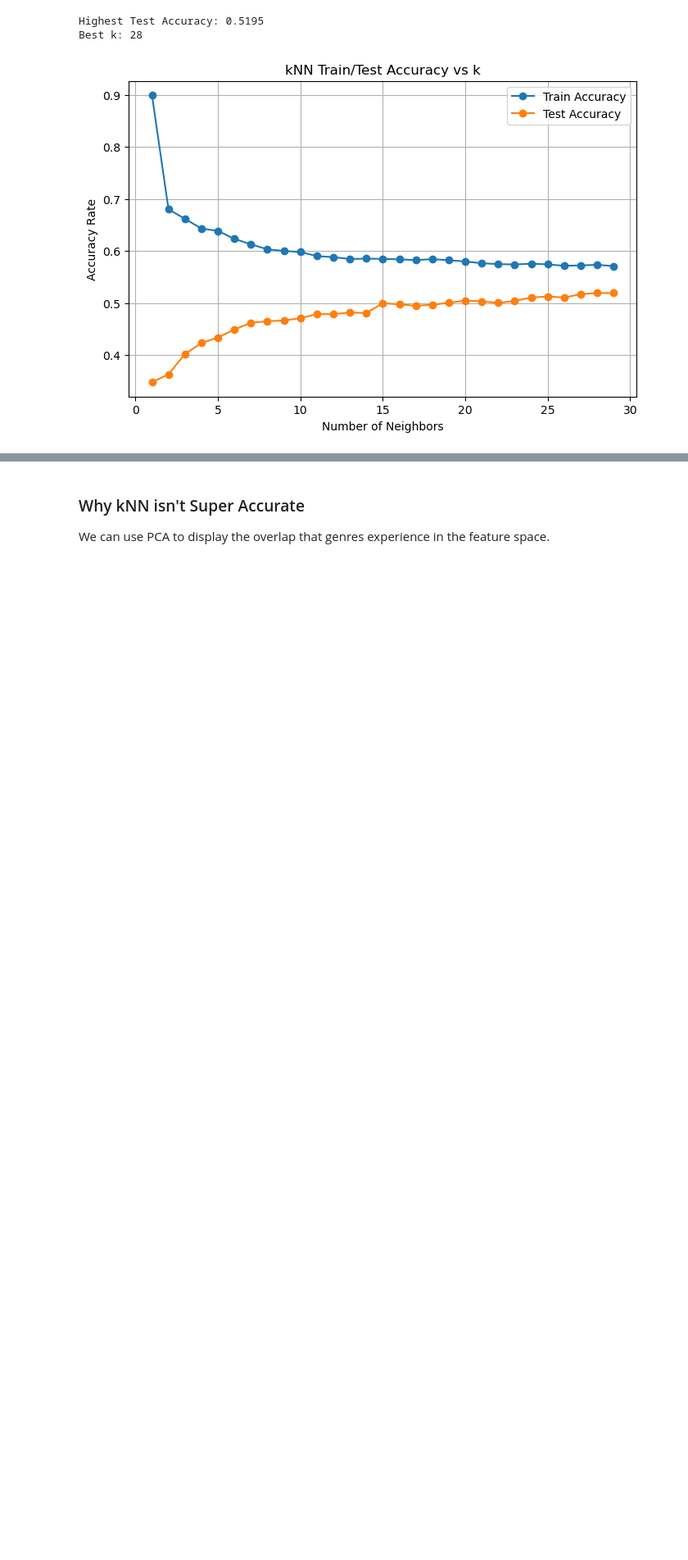
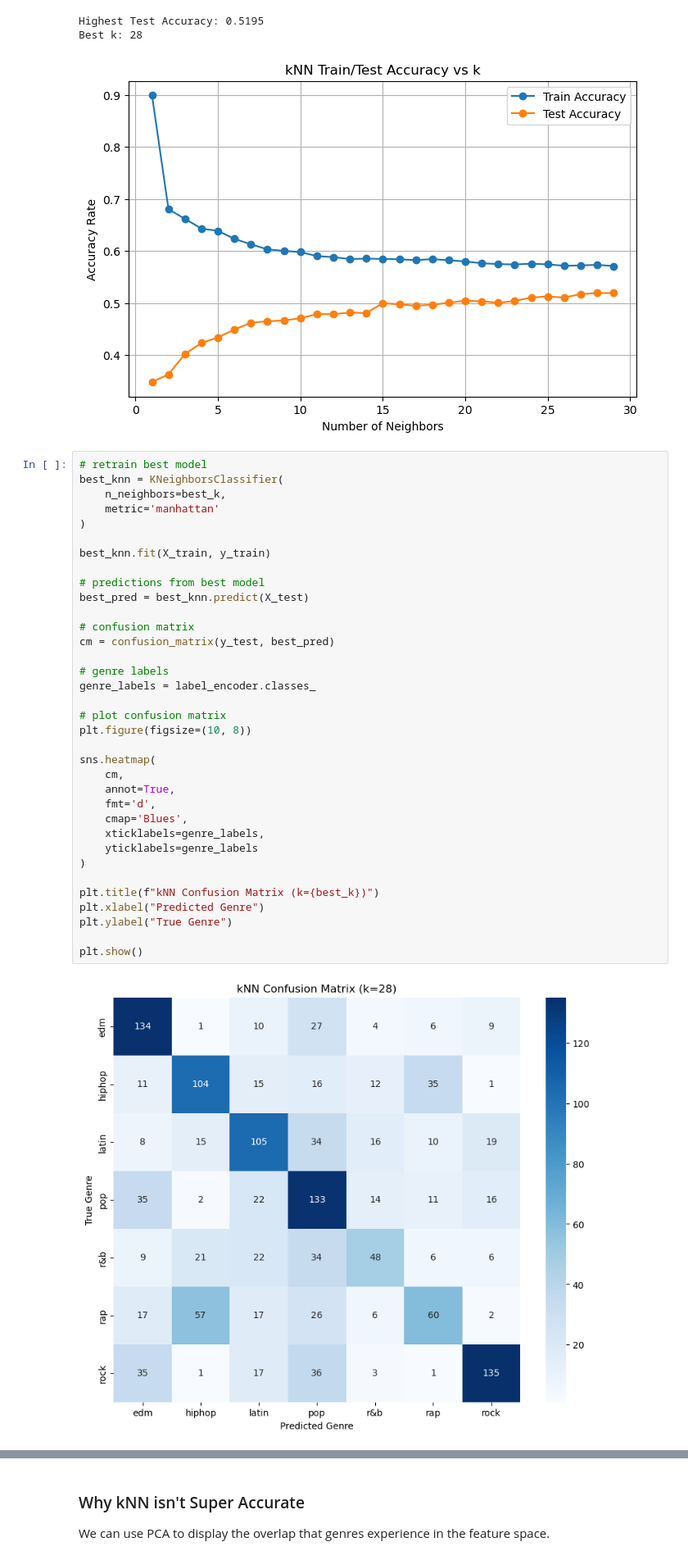
Before and after one commit to cooogus/ECS-171_Research_Project, a Jupyter notebook: models/kNN.ipynb, the cells around one changed output, grey strips where cells are left out. Shown at 82% size. Saved outputs shown, nothing was run; the diff lists cells and outputs as text; blank space fills up the shorter version.

```diff
--- a/models/kNN.ipynb
+++ b/models/kNN.ipynb
@@ -217,6 +217,43 @@ plt.show()
 Highest Test Accuracy: 0.5195
 Best k: 28
 [figure]
+# %%
+# retrain best model
+best_knn = KNeighborsClassifier(
+    n_neighbors=best_k,
+    metric='manhattan'
+)
+
+best_knn.fit(X_train, y_train)
+
+# predictions from best model
+best_pred = best_knn.predict(X_test)
+
+# confusion matrix
+cm = confusion_matrix(y_test, best_pred)
+
+# genre labels
+genre_labels = label_encoder.classes_
+
+# plot confusion matrix
+plt.figure(figsize=(10, 8))
+
+sns.heatmap(
+    cm,
+    annot=True,
+    fmt='d',
+    cmap='Blues',
+    xticklabels=genre_labels,
+    yticklabels=genre_labels
+)
+
+plt.title(f"kNN Confusion Matrix (k={best_k})")
+plt.xlabel("Predicted Genre")
+plt.ylabel("True Genre")
+
+plt.show()
+# %% [output]
+[figure, added]
 # %% [markdown]
 From this output it looks like using the Manhattan Distance overall slightly outperforms the regular Euclidean Distance. This could stem from the fact that some songs could differ mainly in just one feature, where Euclidean squares that difference and it starts to dominate. Manhatten just takes the absolute value of the difference and adds it so all features contribute more evenly. This can help since genres tend to have feature overlaps and no single feature should dominate similarity calculations.
 
```
Also changed, not shown: parts of 1 cell of this notebook.
